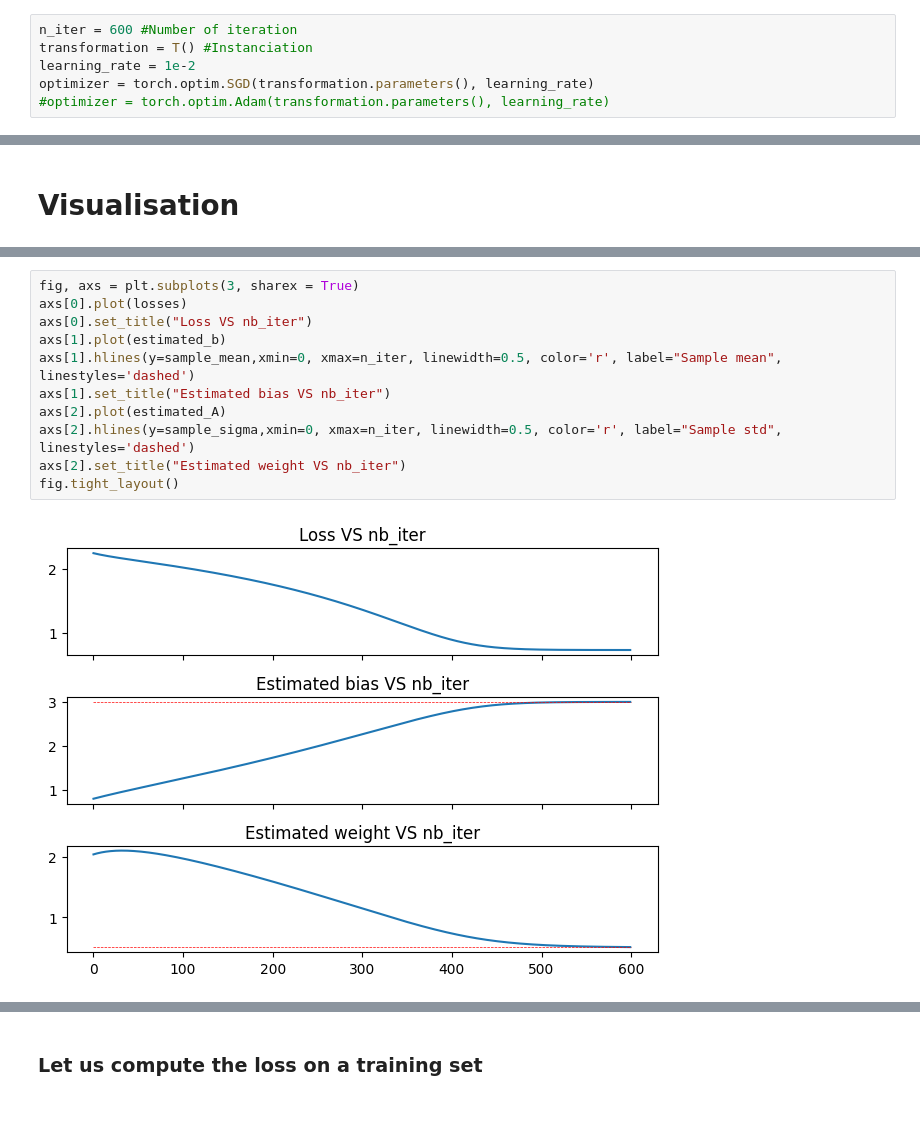
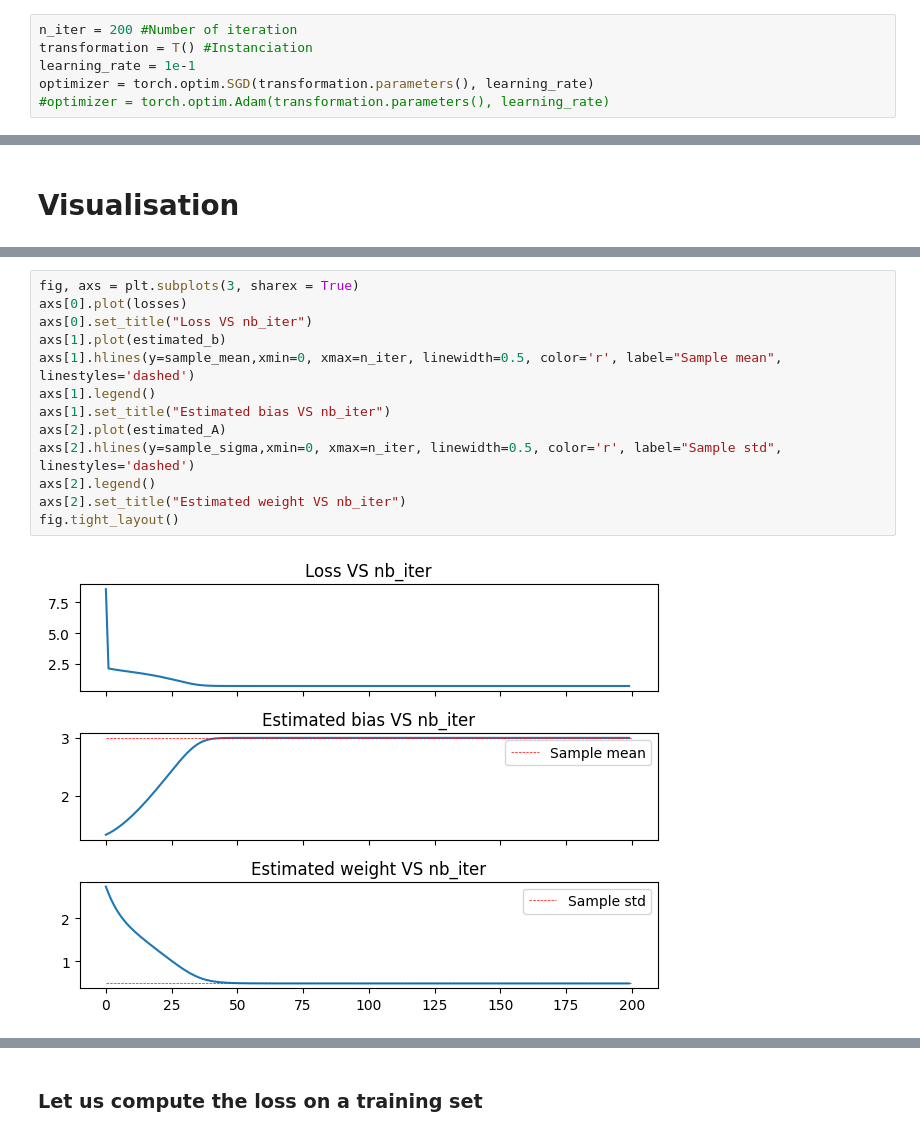
Before and after one commit to MouzaouiMatthieu/PFE, a Jupyter notebook: NormalizingFlowIntroduction.ipynb, the cells around one changed output, grey strips where cells are left out. Saved outputs shown, nothing was run; the diff lists cells and outputs as text.

```diff
--- a/NormalizingFlowIntroduction.ipynb
+++ b/NormalizingFlowIntroduction.ipynb
@@ -86,7 +79,7 @@ test.parameters()
 # %%
-n_iter = 600 #Number of iteration
+n_iter = 200 #Number of iteration
 transformation = T() #Instanciation
-learning_rate = 1e-2
+learning_rate = 1e-1
 optimizer = torch.optim.SGD(transformation.parameters(), learning_rate)
 #optimizer = torch.optim.Adam(transformation.parameters(), learning_rate)
 # %%
@@ -136,16 +130,18 @@ plt.show()
 # %%
 fig, axs = plt.subplots(3, sharex = True)
 axs[0].plot(losses)
 axs[0].set_title("Loss VS nb_iter")
 axs[1].plot(estimated_b)
 axs[1].hlines(y=sample_mean,xmin=0, xmax=n_iter, linewidth=0.5, color='r', label="Sample mean", linestyles='dashed')
+axs[1].legend()
 axs[1].set_title("Estimated bias VS nb_iter")
 axs[2].plot(estimated_A)
 axs[2].hlines(y=sample_sigma,xmin=0, xmax=n_iter, linewidth=0.5, color='r', label="Sample std", linestyles='dashed')
+axs[2].legend()
 axs[2].set_title("Estimated weight VS nb_iter")
 fig.tight_layout()
 # %% [output]
-[figure, old version]
+[figure, new version]
 # %%
 plt.plot(estimated_b)
 # %% [output]
```
Also changed, not shown: parts of 19 cells of this notebook.
